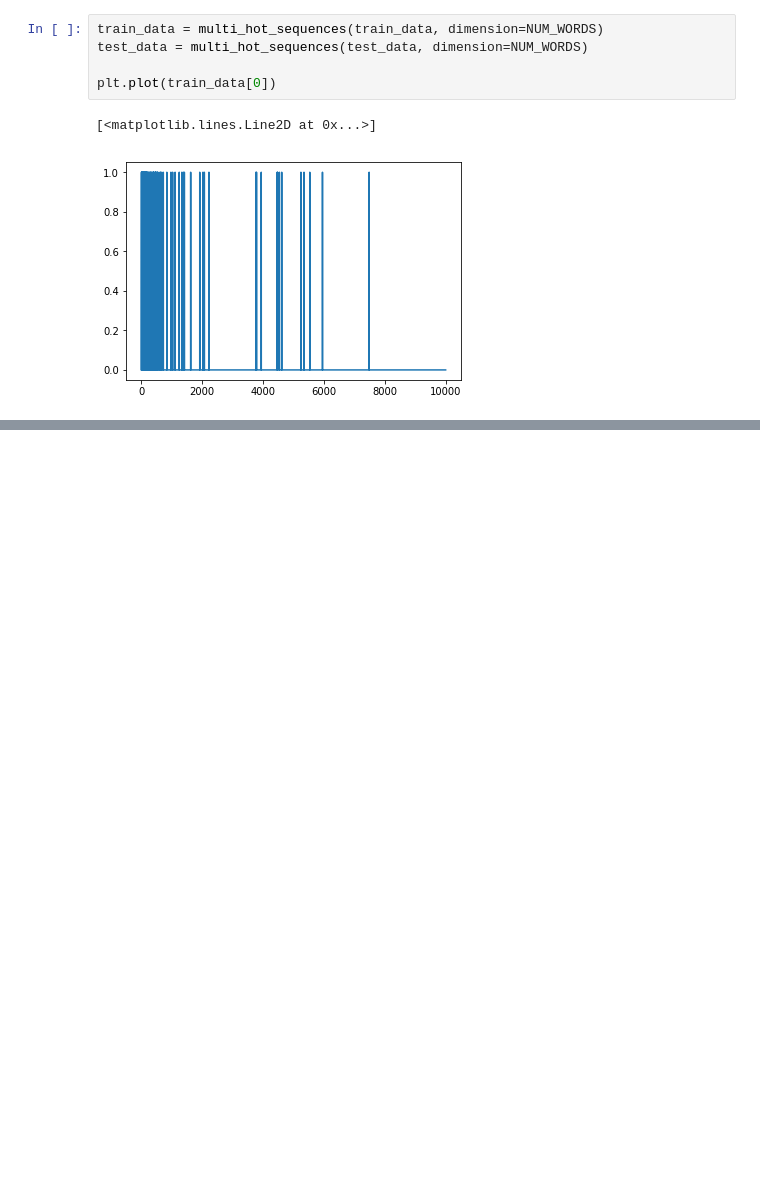
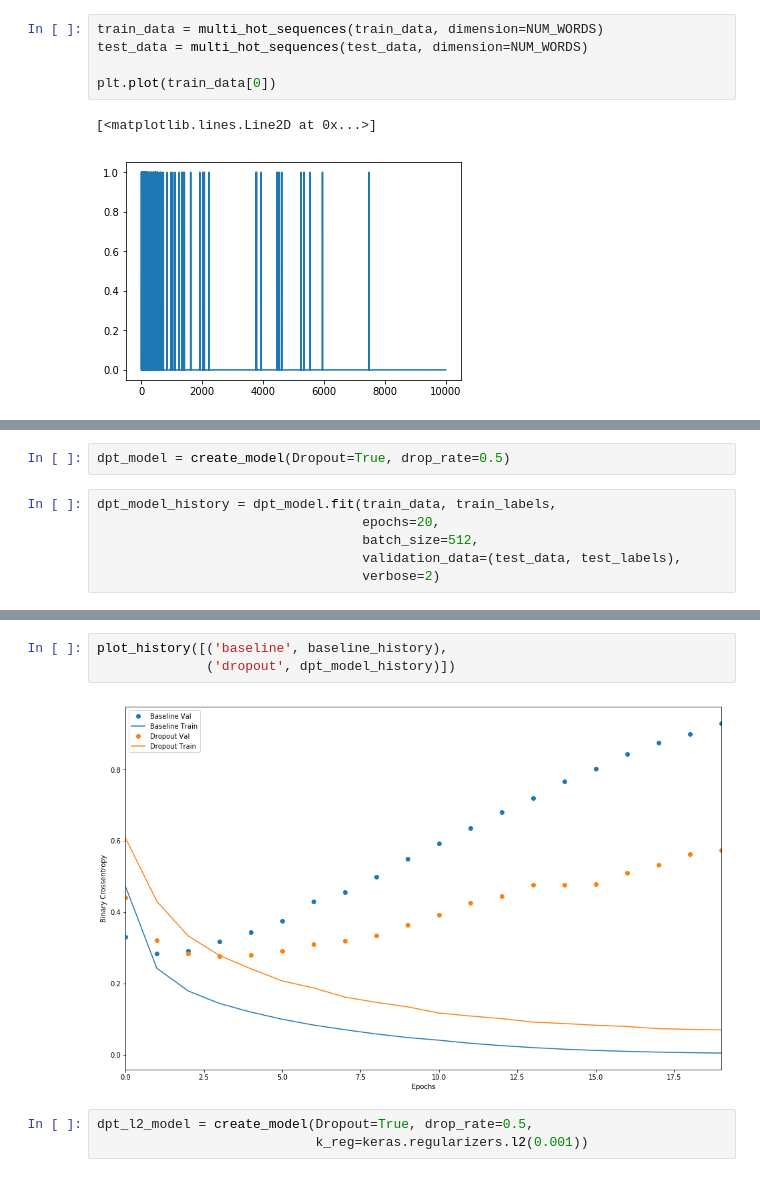
Before and after one commit to JPatrick9793/NovaIQ, a Jupyter notebook: Tensorflow_overfitting/OverfittingAndUnderfitting.ipynb, the cells around one changed output, grey strips where cells are left out. Cells and saved outputs as stored; diff of their text form; blank space fills up the shorter version.

```diff
--- a/Tensorflow_overfitting/OverfittingAndUnderfitting.ipynb
+++ b/Tensorflow_overfitting/OverfittingAndUnderfitting.ipynb
@@ -197,0 +238,8 @@ plot_history([
+# %%
+dpt_model = create_model(Dropout=True, drop_rate=0.5)
+# %%
+dpt_model_history = dpt_model.fit(train_data, train_labels,
+                                  epochs=20,
+                                  batch_size=512,
+                                  validation_data=(test_data, test_labels),
+                                  verbose=2)
@@ -197,0 +264,8 @@ plot_history([
+# %%
+plot_history([('baseline', baseline_history),
+              ('dropout', dpt_model_history)])
+# %% [output]
+[figure, added]
+# %%
+dpt_l2_model = create_model(Dropout=True, drop_rate=0.5,
+                            k_reg=keras.regularizers.l2(0.001))
```
Also changed, not shown: parts of 13 cells of this notebook.
